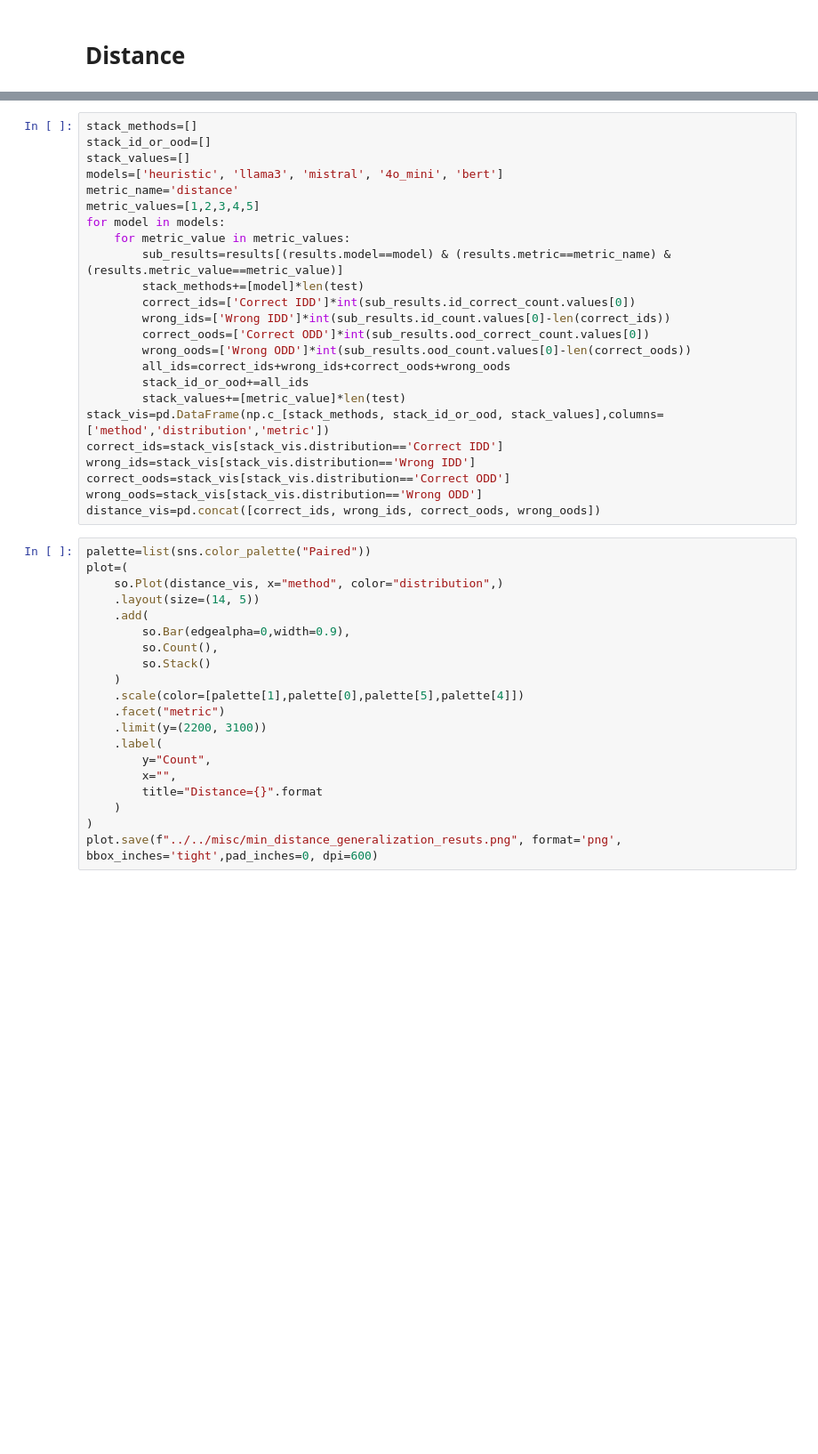
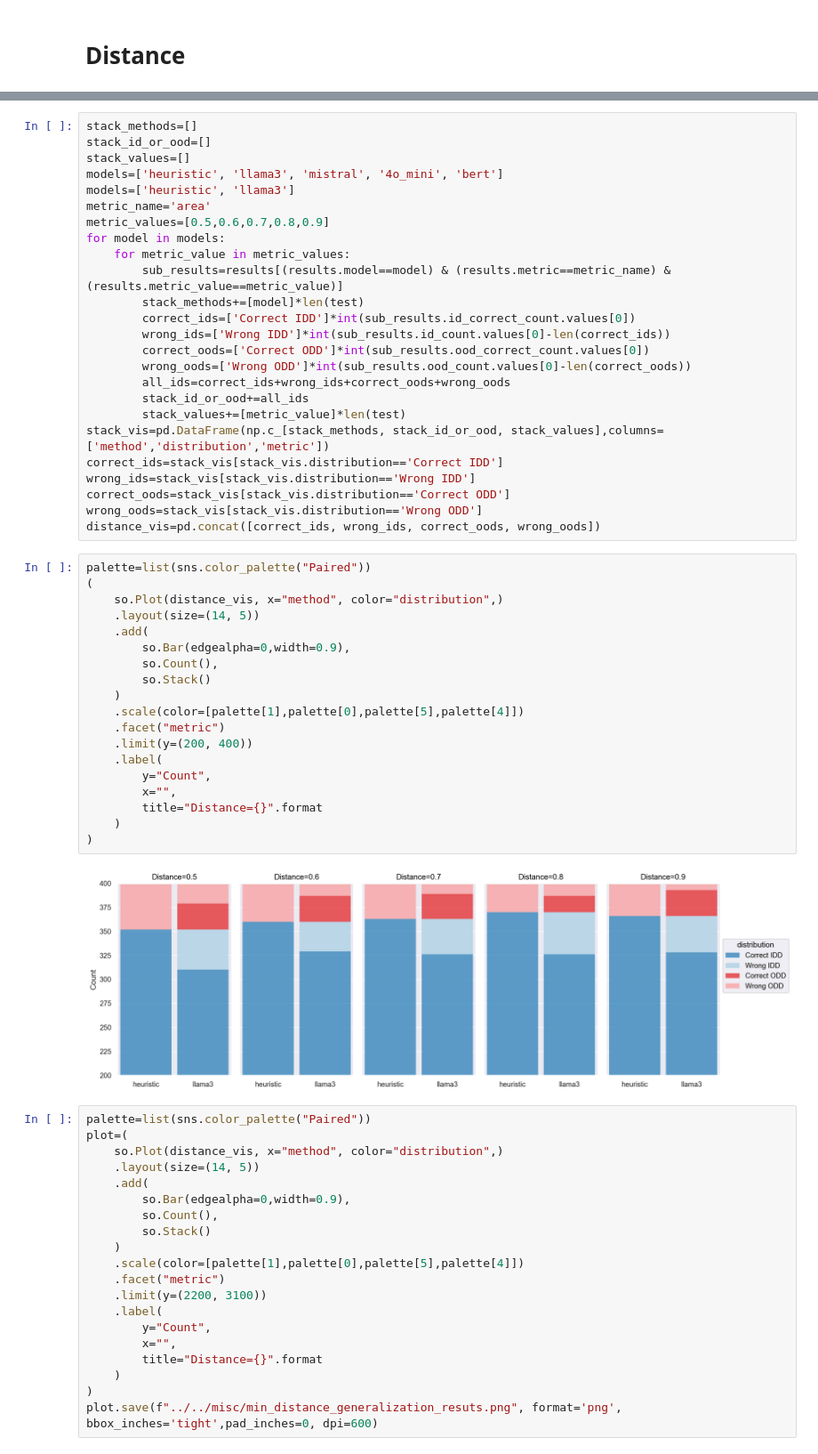
Before and after one commit to BeanHam/2024-spatial-data-integration, a Jupyter notebook: union_task/inference_results/inference_results_ft.ipynb, the cells around one changed output, grey strips where cells are left out. Shown: that part at 89% size. Drawn from its saved outputs; the diff is of its cells as text; blank space fills up the shorter version.

```diff
--- a/union_task/inference_results/inference_results_ft.ipynb
+++ b/union_task/inference_results/inference_results_ft.ipynb
@@ -210,8 +212,9 @@ stack_methods=[]
 stack_id_or_ood=[]
 stack_values=[]
 models=['heuristic', 'llama3', 'mistral', '4o_mini', 'bert']
-metric_name='distance'
-metric_values=[1,2,3,4,5]
+models=['heuristic', 'llama3']
+metric_name='area'
+metric_values=[0.5,0.6,0.7,0.8,0.9]
 for model in models:
     for metric_value in metric_values:
         sub_results=results[(results.model==model) & (results.metric==metric_name) & (results.metric_value==metric_value)]
@@ -229,6 +232,27 @@ wrong_ids=stack_vis[stack_vis.distribution=='Wrong IDD']
 correct_oods=stack_vis[stack_vis.distribution=='Correct ODD']
 wrong_oods=stack_vis[stack_vis.distribution=='Wrong ODD']
 distance_vis=pd.concat([correct_ids, wrong_ids, correct_oods, wrong_oods])
+# %%
+palette=list(sns.color_palette("Paired"))
+(
+    so.Plot(distance_vis, x="method", color="distribution",)
+    .layout(size=(14, 5))
+    .add(
+        so.Bar(edgealpha=0,width=0.9),
+        so.Count(),
+        so.Stack()
+    )
+    .scale(color=[palette[1],palette[0],palette[5],palette[4]])
+    .facet("metric")
+    .limit(y=(200, 400))
+    .label(
+        y="Count",
+        x="",
+        title="Distance={}".format
+    )
+)
+# %% [output]
+[figure, added]
 # %%
 palette=list(sns.color_palette("Paired"))
 plot=(
```
Also changed, not shown: parts of 10 cells of this notebook.
